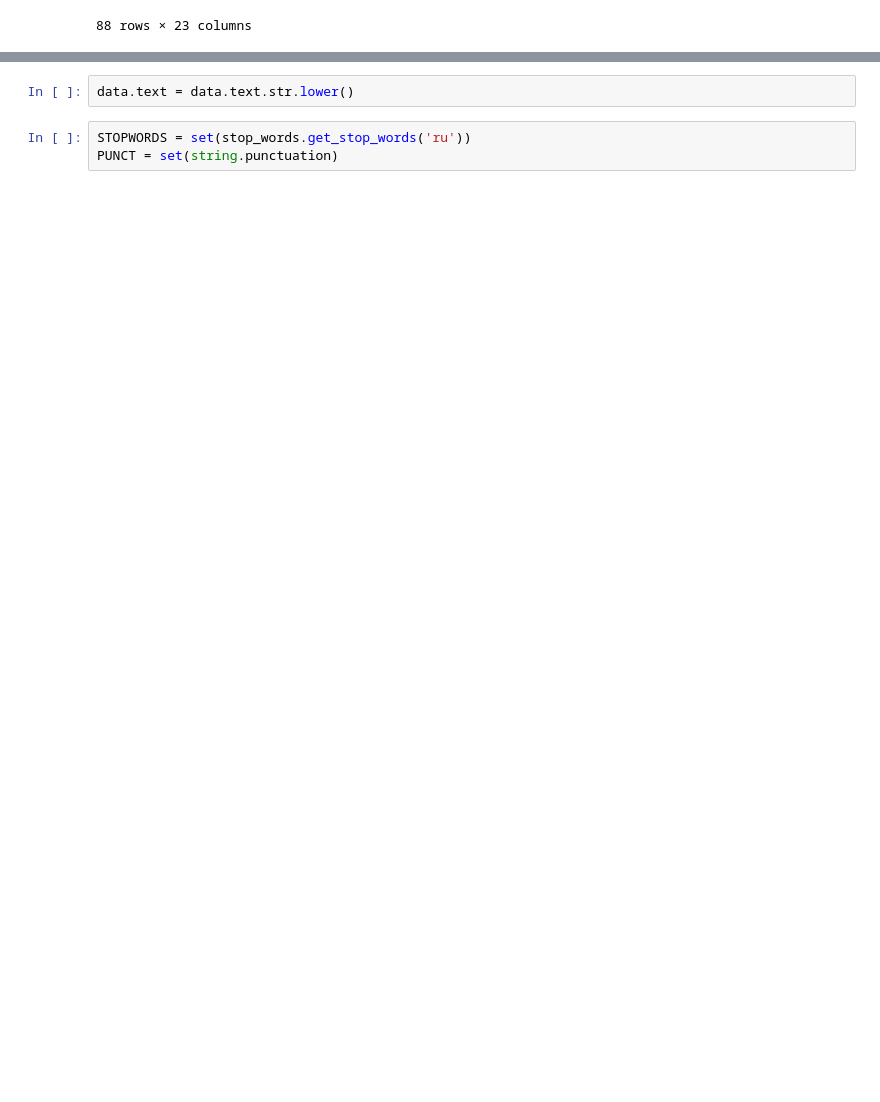
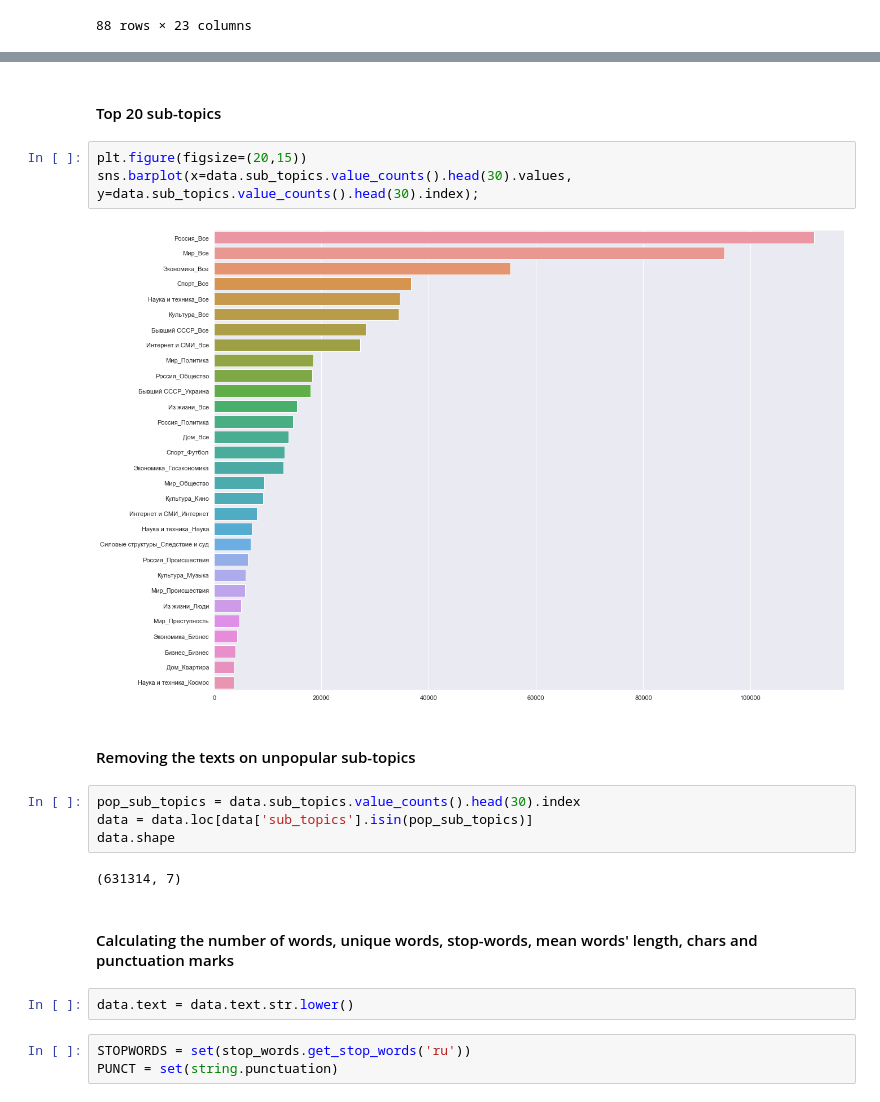
Before and after one commit to annulet/test_nlp, a Jupyter notebook: EDA_and_data_mining_part_1.ipynb, the cells around one changed output, grey strips where cells are left out. Cells and saved outputs as stored; diff of their text form; blank space fills up the shorter version.

```diff
--- a/EDA_and_data_mining_part_1.ipynb
+++ b/EDA_and_data_mining_part_1.ipynb
@@ -125,3 +140,20 @@ table.boxplot(vert=False);
+# %% [markdown]
+#### Top 20 sub-topics
+# %%
+plt.figure(figsize=(20,15))
+sns.barplot(x=data.sub_topics.value_counts().head(30).values, y=data.sub_topics.value_counts().head(30).index);
+# %% [output]
+[figure, added]
+# %% [markdown]
+#### Removing the texts on unpopular sub-topics
+# %%
+pop_sub_topics = data.sub_topics.value_counts().head(30).index
+data = data.loc[data['sub_topics'].isin(pop_sub_topics)]
+data.shape
+# %% [output]
+(631314, 7)
+# %% [markdown]
+#### Calculating the number of words, unique words, stop-words, mean words' length, chars and punctuation marks
 # %%
 data.text = data.text.str.lower()
 # %%
```
Also changed, not shown: parts of 26 cells of this notebook, 1 other file.
